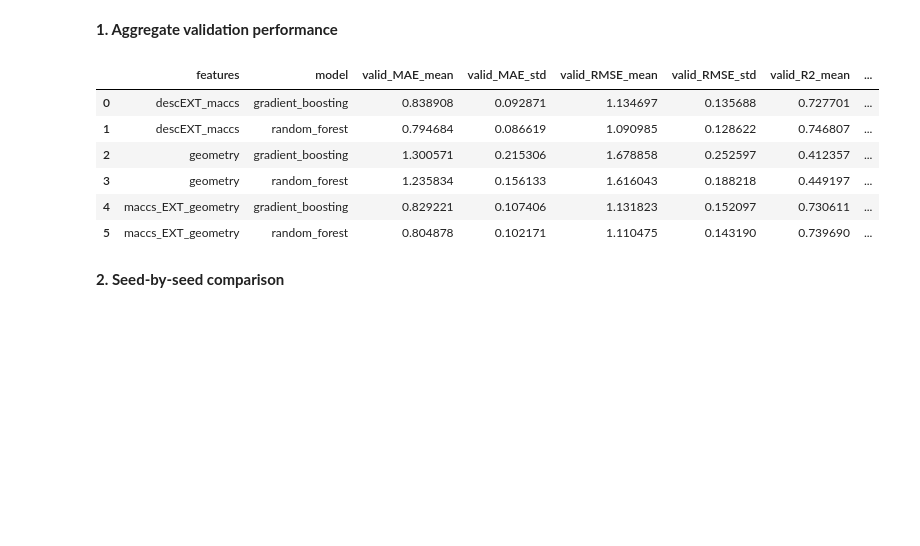
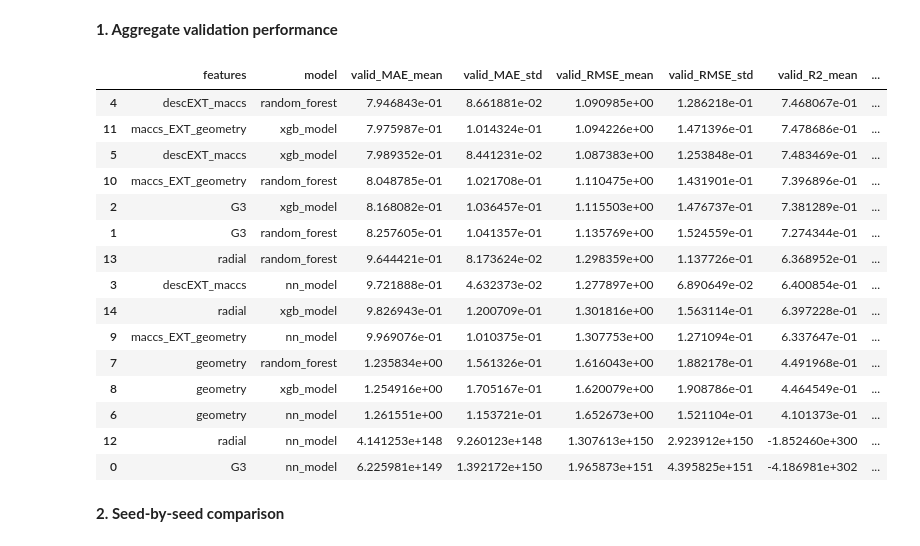
Before and after one commit to alexcorbero/admet-ml, a Jupyter notebook: notebooks/05_model_evaluation.ipynb, the cells around one changed output. Saved outputs shown, nothing was run; the diff lists cells and outputs as text; code cells hidden in the pictures; blank space fills up the shorter version.

Commit message:
feat: radial features implemented

```diff
--- a/notebooks/05_model_evaluation.ipynb
+++ b/notebooks/05_model_evaluation.ipynb
@@ -16,12 +16,15 @@ predictions = pd.read_csv(RESULTS_PATH / "validation_predictions.csv")
 REPRESENTATIONS = [
     "descEXT_maccs",
     "geometry",
+    "radial",
     "maccs_EXT_geometry",
+    "G3",
 ]
 
 MODELS = [
-    "gradient_boosting",
+    "nn_model",
     "random_forest",
+    "xgb_model",
 ]
 
 metrics_focus = metrics[
@@ -31,29 +34,38 @@ metrics_focus = metrics[
 # %%
 summary = (
     metrics_focus
     .groupby(["features", "model"])
     .agg(
         valid_MAE_mean=("valid_MAE", "mean"),
         valid_MAE_std=("valid_MAE", "std"),
         valid_RMSE_mean=("valid_RMSE", "mean"),
         valid_RMSE_std=("valid_RMSE", "std"),
         valid_R2_mean=("valid_R2", "mean"),
         valid_R2_std=("valid_R2", "std"),
         train_MAE_mean=("train_MAE", "mean"),
         train_MAE_std=("train_MAE", "std"),
     )
     .reset_index()
 )
 
-summary
+summary.sort_values("valid_MAE_mean")
 # %% [output]
 |  | features | model | valid_MAE_mean | valid_MAE_std | valid_RMSE_mean | valid_RMSE_std | valid_R2_mean | ... |
-| 0 | descEXT_maccs | gradient_boosting | 0.838908 | 0.092871 | 1.134697 | 0.135688 | 0.727701 | ... |
-| 1 | descEXT_maccs | random_forest | 0.794684 | 0.086619 | 1.090985 | 0.128622 | 0.746807 | ... |
-| 2 | geometry | gradient_boosting | 1.300571 | 0.215306 | 1.678858 | 0.252597 | 0.412357 | ... |
-| 3 | geometry | random_forest | 1.235834 | 0.156133 | 1.616043 | 0.188218 | 0.449197 | ... |
-| 4 | maccs_EXT_geometry | gradient_boosting | 0.829221 | 0.107406 | 1.131823 | 0.152097 | 0.730611 | ... |
-| 5 | maccs_EXT_geometry | random_forest | 0.804878 | 0.102171 | 1.110475 | 0.143190 | 0.739690 | ... |
+| 4 | descEXT_maccs | random_forest | 7.946843e-01 | 8.661881e-02 | 1.090985e+00 | 1.286218e-01 | 7.468067e-01 | ... |
+| 11 | maccs_EXT_geometry | xgb_model | 7.975987e-01 | 1.014324e-01 | 1.094226e+00 | 1.471396e-01 | 7.478686e-01 | ... |
+| 5 | descEXT_maccs | xgb_model | 7.989352e-01 | 8.441231e-02 | 1.087383e+00 | 1.253848e-01 | 7.483469e-01 | ... |
+| 10 | maccs_EXT_geometry | random_forest | 8.048785e-01 | 1.021708e-01 | 1.110475e+00 | 1.431901e-01 | 7.396896e-01 | ... |
+| 2 | G3 | xgb_model | 8.168082e-01 | 1.036457e-01 | 1.115503e+00 | 1.476737e-01 | 7.381289e-01 | ... |
+| 1 | G3 | random_forest | 8.257605e-01 | 1.041357e-01 | 1.135769e+00 | 1.524559e-01 | 7.274344e-01 | ... |
+| 13 | radial | random_forest | 9.644421e-01 | 8.173624e-02 | 1.298359e+00 | 1.137726e-01 | 6.368952e-01 | ... |
+| 3 | descEXT_maccs | nn_model | 9.721888e-01 | 4.632373e-02 | 1.277897e+00 | 6.890649e-02 | 6.400854e-01 | ... |
+| 14 | radial | xgb_model | 9.826943e-01 | 1.200709e-01 | 1.301816e+00 | 1.563114e-01 | 6.397228e-01 | ... |
+| 9 | maccs_EXT_geometry | nn_model | 9.969076e-01 | 1.010375e-01 | 1.307753e+00 | 1.271094e-01 | 6.337647e-01 | ... |
+| 7 | geometry | random_forest | 1.235834e+00 | 1.561326e-01 | 1.616043e+00 | 1.882178e-01 | 4.491968e-01 | ... |
+| 8 | geometry | xgb_model | 1.254916e+00 | 1.705167e-01 | 1.620079e+00 | 1.908786e-01 | 4.464549e-01 | ... |
+| 6 | geometry | nn_model | 1.261551e+00 | 1.153721e-01 | 1.652673e+00 | 1.521104e-01 | 4.101373e-01 | ... |
+| 12 | radial | nn_model | 4.141253e+148 | 9.260123e+148 | 1.307613e+150 | 2.923912e+150 | -1.852460e+300 | ... |
+| 0 | G3 | nn_model | 6.225981e+149 | 1.392172e+150 | 1.965873e+151 | 4.395825e+151 | -4.186981e+302 | ... |
 # %% [markdown]
 **2. Seed-by-seed comparison**
 # %%
```
Also changed, not shown: parts of 3 cells of this notebook, 4 other files.
